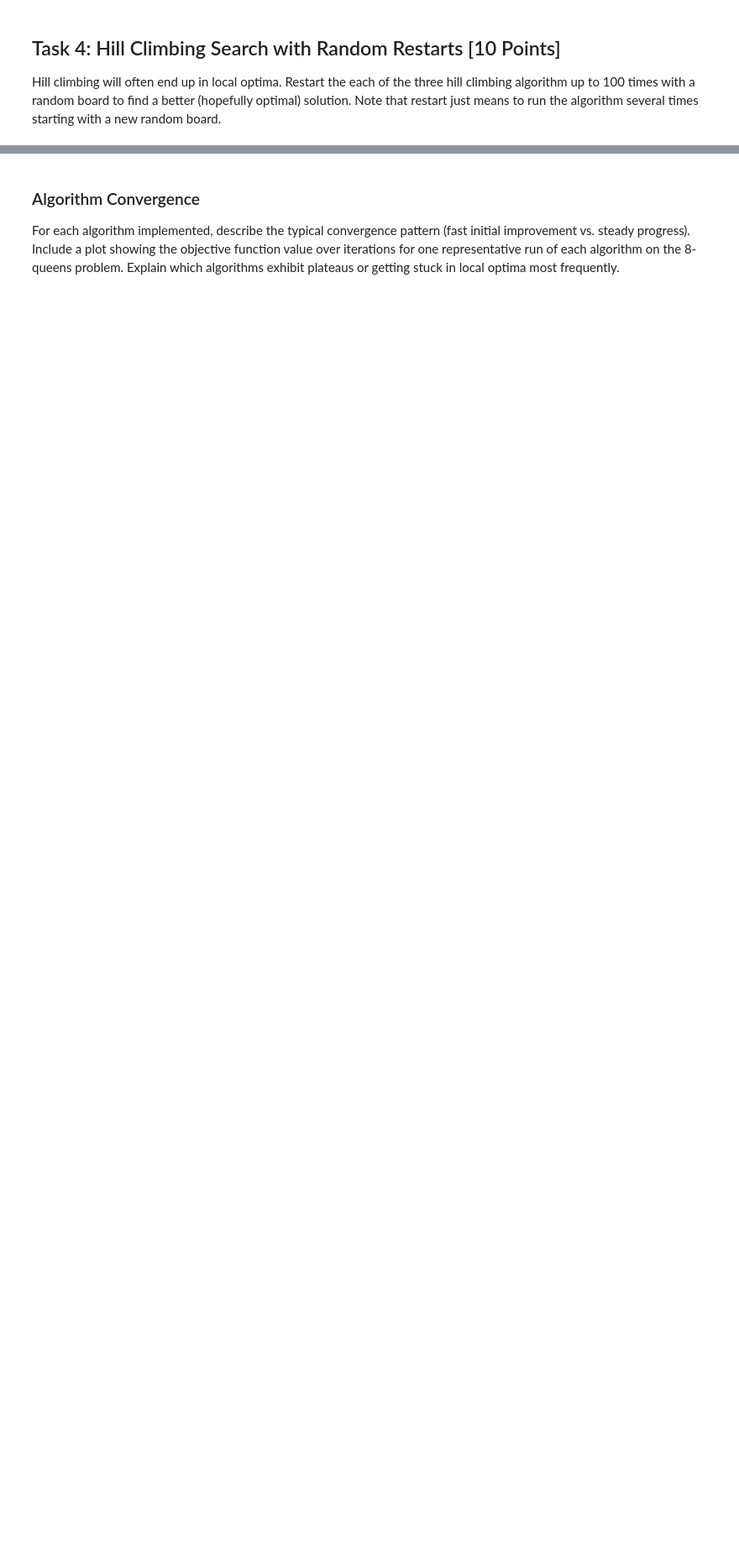
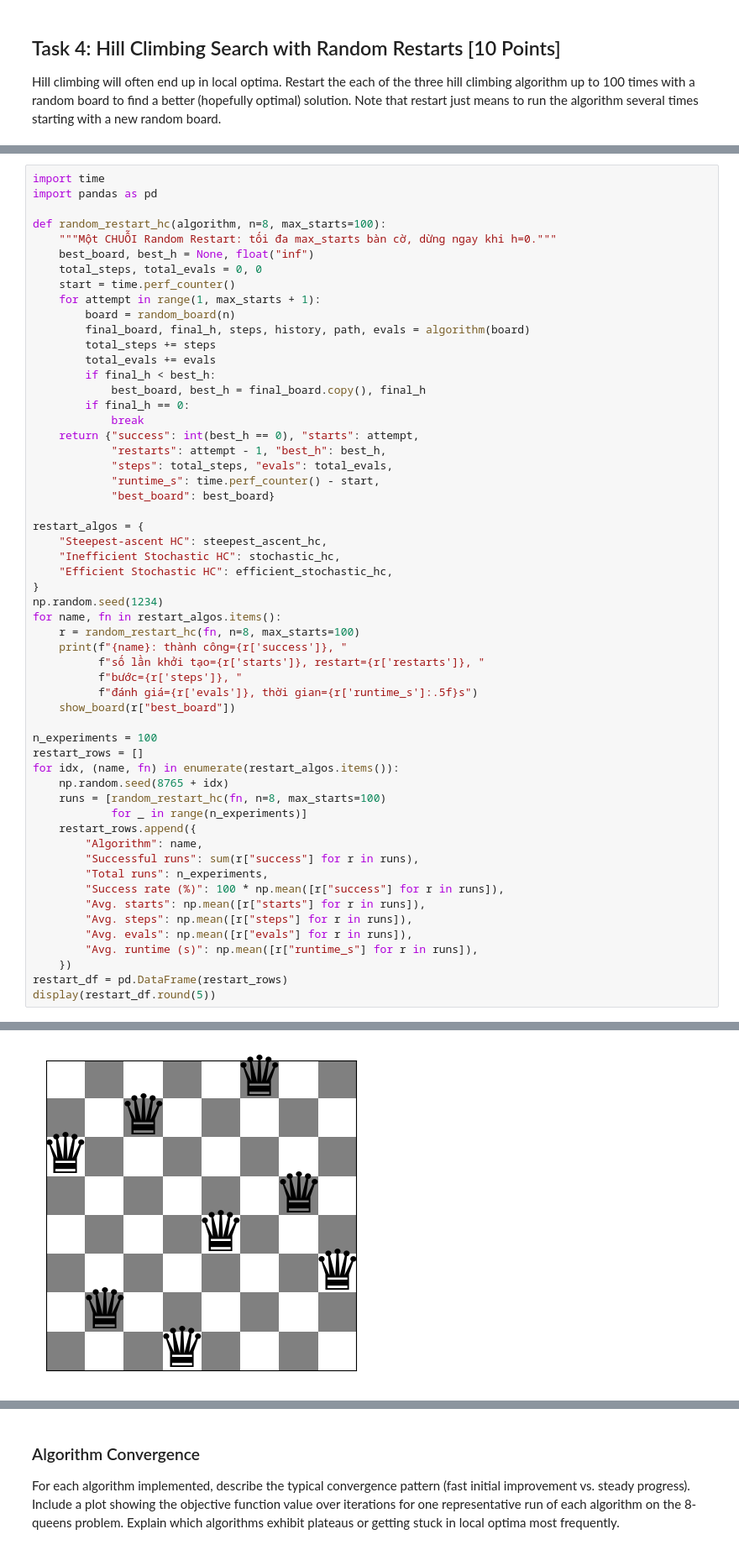
Before and after one commit to bibo0610/TTNTNC_10, a Jupyter notebook: lab4_CSP/n_queens.ipynb, the cells around one changed output, grey strips where cells are left out. Shown at 84% size. Saved outputs shown, nothing was run; the diff lists cells and outputs as text; blank space fills up the shorter version.

```diff
--- a/lab4_CSP/n_queens.ipynb
+++ b/lab4_CSP/n_queens.ipynb
@@ -815,0 +814,57 @@ Hill climbing will often end up in local optima. Restart the each of the three h
+# %%
+import time
+import pandas as pd
+
+def random_restart_hc(algorithm, n=8, max_starts=100):
+    """Một CHUỖI Random Restart: tối đa max_starts bàn cờ, dừng ngay khi h=0."""
+    best_board, best_h = None, float("inf")
+    total_steps, total_evals = 0, 0
+    start = time.perf_counter()
+    for attempt in range(1, max_starts + 1):
+        board = random_board(n)
+        final_board, final_h, steps, history, path, evals = algorithm(board)
+        total_steps += steps
+        total_evals += evals
+        if final_h < best_h:
+            best_board, best_h = final_board.copy(), final_h
+        if final_h == 0:
+            break
+    return {"success": int(best_h == 0), "starts": attempt,
+            "restarts": attempt - 1, "best_h": best_h,
+            "steps": total_steps, "evals": total_evals,
+            "runtime_s": time.perf_counter() - start,
+            "best_board": best_board}
+
+restart_algos = {
+    "Steepest-ascent HC": steepest_ascent_hc,
+    "Inefficient Stochastic HC": stochastic_hc,
+    "Efficient Stochastic HC": efficient_stochastic_hc,
+}
+np.random.seed(1234)
+for name, fn in restart_algos.items():
+    r = random_restart_hc(fn, n=8, max_starts=100)
+    print(f"{name}: thành công={r['success']}, "
+          f"số lần khởi tạo={r['starts']}, restart={r['restarts']}, "
+          f"bước={r['steps']}, "
+          f"đánh giá={r['evals']}, thời gian={r['runtime_s']:.5f}s")
+    show_board(r["best_board"])
+
+n_experiments = 100
+restart_rows = []
+for idx, (name, fn) in enumerate(restart_algos.items()):
+    np.random.seed(8765 + idx)
+    runs = [random_restart_hc(fn, n=8, max_starts=100)
+            for _ in range(n_experiments)]
+    restart_rows.append({
+        "Algorithm": name,
+        "Successful runs": sum(r["success"] for r in runs),
+        "Total runs": n_experiments,
+        "Success rate (%)": 100 * np.mean([r["success"] for r in runs]),
+        "Avg. starts": np.mean([r["starts"] for r in runs]),
+        "Avg. steps": np.mean([r["steps"] for r in runs]),
+        "Avg. evals": np.mean([r["evals"] for r in runs]),
+        "Avg. runtime (s)": np.mean([r["runtime_s"] for r in runs]),
+    })
+restart_df = pd.DataFrame(restart_rows)
+display(restart_df.round(5))
+# %% [output]
@@ -815,0 +873 @@ Hill climbing will often end up in local optima. Restart the each of the three h
+[figure, added]
```
Also changed, not shown: parts of 24 cells of this notebook.
